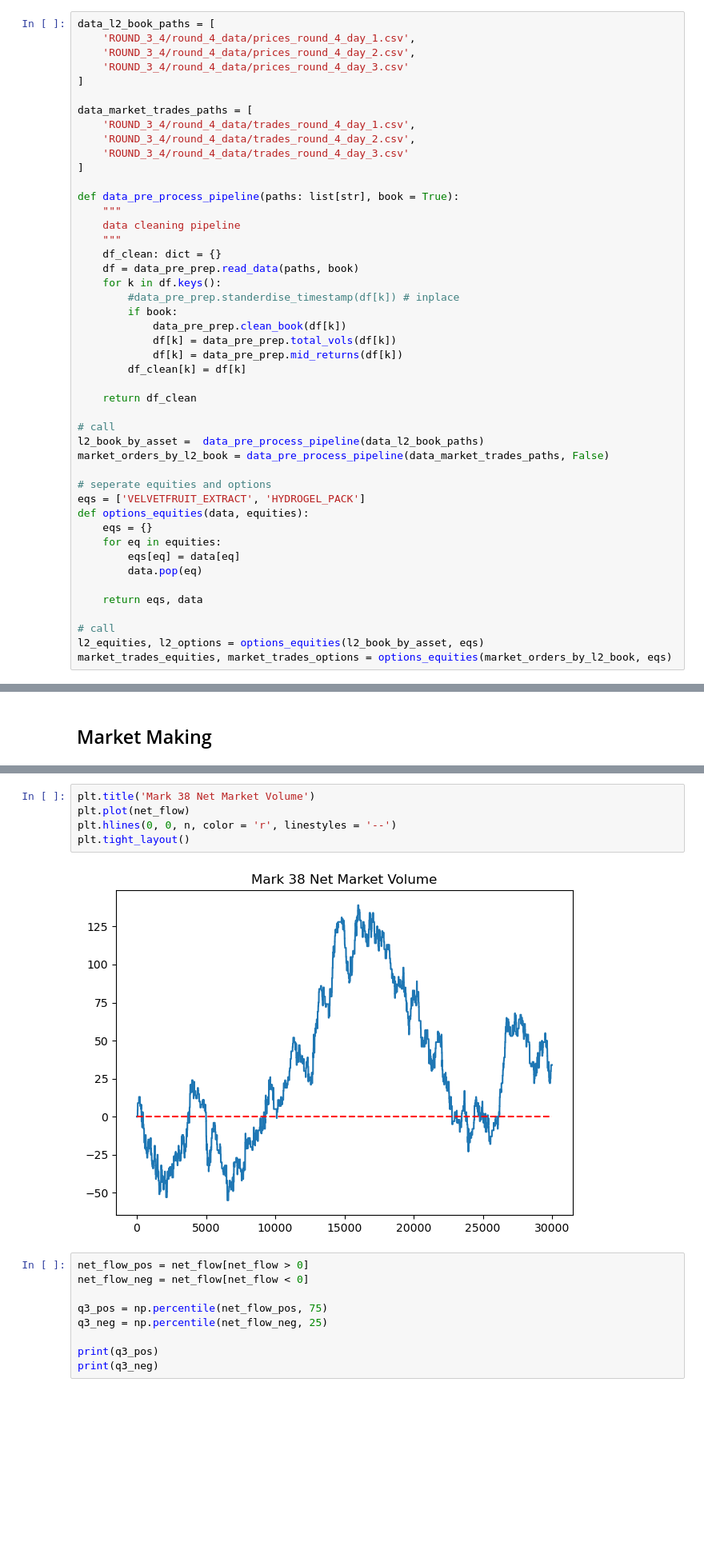
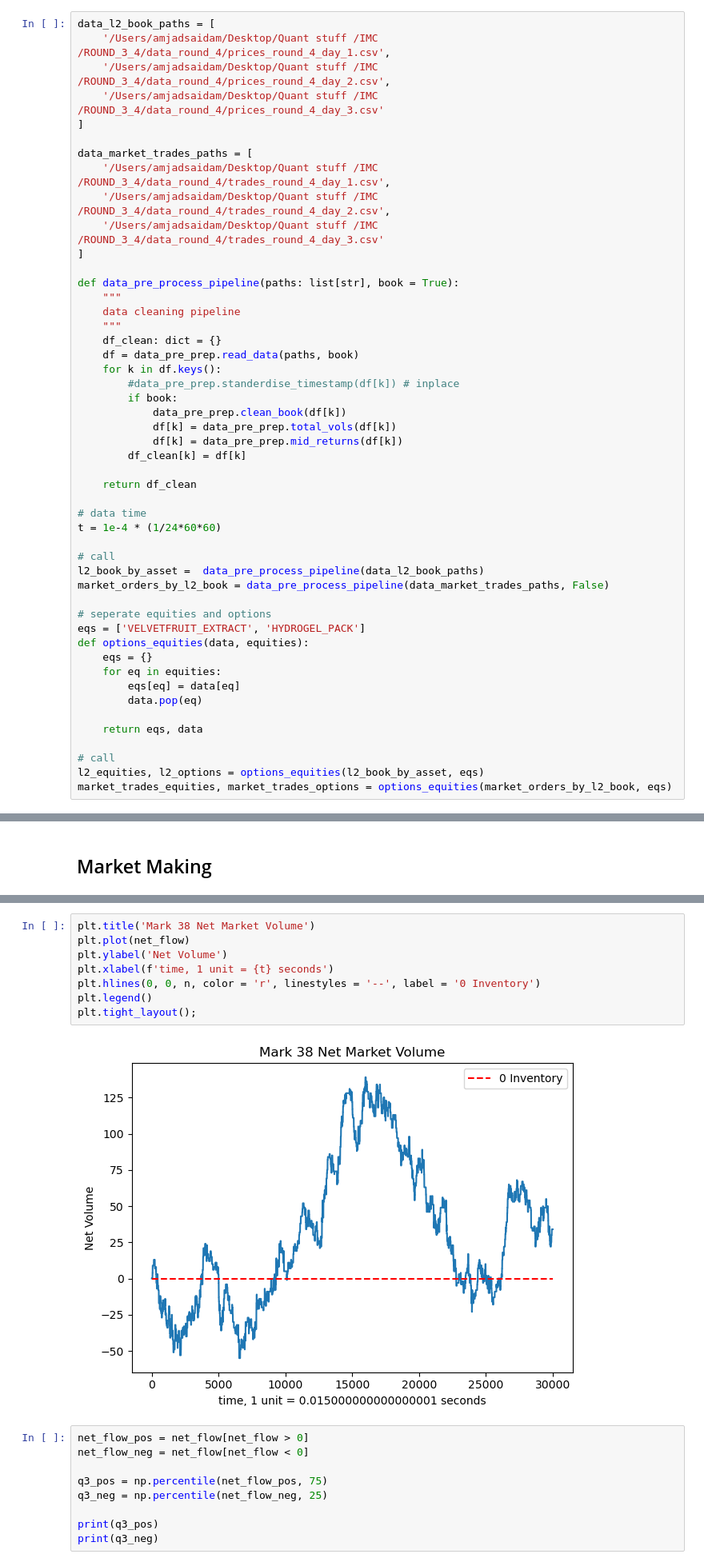
Before and after one commit to AmjadSaidam/IMC-Prosperity-4-, a Jupyter notebook: ROUND_3_4/backtest.ipynb, the cells around one changed output, grey strips where cells are left out. Shown at 80% size. Cells and saved outputs as stored; diff of their text form; blank space fills up the shorter version.

```diff
--- a/ROUND_3_4/backtest.ipynb
+++ b/ROUND_3_4/backtest.ipynb
@@ -22,15 +25,15 @@ import matplotlib.pyplot as plt
 ## Data
 # %%
 data_l2_book_paths = [
-    'ROUND_3_4/round_4_data/prices_round_4_day_1.csv',
-    'ROUND_3_4/round_4_data/prices_round_4_day_2.csv',
-    'ROUND_3_4/round_4_data/prices_round_4_day_3.csv'
+    '/Users/amjadsaidam/Desktop/Quant stuff /IMC /ROUND_3_4/data_round_4/prices_round_4_day_1.csv',
+    '/Users/amjadsaidam/Desktop/Quant stuff /IMC /ROUND_3_4/data_round_4/prices_round_4_day_2.csv',
+    '/Users/amjadsaidam/Desktop/Quant stuff /IMC /ROUND_3_4/data_round_4/prices_round_4_day_3.csv'
 ]
 
 data_market_trades_paths = [
-    'ROUND_3_4/round_4_data/trades_round_4_day_1.csv',
-    'ROUND_3_4/round_4_data/trades_round_4_day_2.csv',
-    'ROUND_3_4/round_4_data/trades_round_4_day_3.csv'
+    '/Users/amjadsaidam/Desktop/Quant stuff /IMC /ROUND_3_4/data_round_4/trades_round_4_day_1.csv',
+    '/Users/amjadsaidam/Desktop/Quant stuff /IMC /ROUND_3_4/data_round_4/trades_round_4_day_2.csv',
+    '/Users/amjadsaidam/Desktop/Quant stuff /IMC /ROUND_3_4/data_round_4/trades_round_4_day_3.csv'
 ]
 
 def data_pre_process_pipeline(paths: list[str], book = True):
@@ -49,6 +52,9 @@ def data_pre_process_pipeline(paths: list[str], book = True):
 
     return df_clean
 
+# data time
+t = 1e-4 * (1/24*60*60)
+
 # call
 l2_book_by_asset =  data_pre_process_pipeline(data_l2_book_paths)
 market_orders_by_l2_book = data_pre_process_pipeline(data_market_trades_paths, False)
@@ -287,10 +300,13 @@ print(mark_38_sells[-1])
 # %%
 plt.title('Mark 38 Net Market Volume')
 plt.plot(net_flow)
-plt.hlines(0, 0, n, color = 'r', linestyles = '--')
-plt.tight_layout()
+plt.ylabel('Net Volume')
+plt.xlabel(f'time, 1 unit = {t} seconds')
+plt.hlines(0, 0, n, color = 'r', linestyles = '--', label = '0 Inventory')
+plt.legend()
+plt.tight_layout();
 # %% [output]
-[figure, old version]
+[figure, new version]
 # %%
 net_flow_pos = net_flow[net_flow > 0]
 net_flow_neg = net_flow[net_flow < 0]
```
Also changed, not shown: parts of 4 cells of this notebook, 31 other files.
